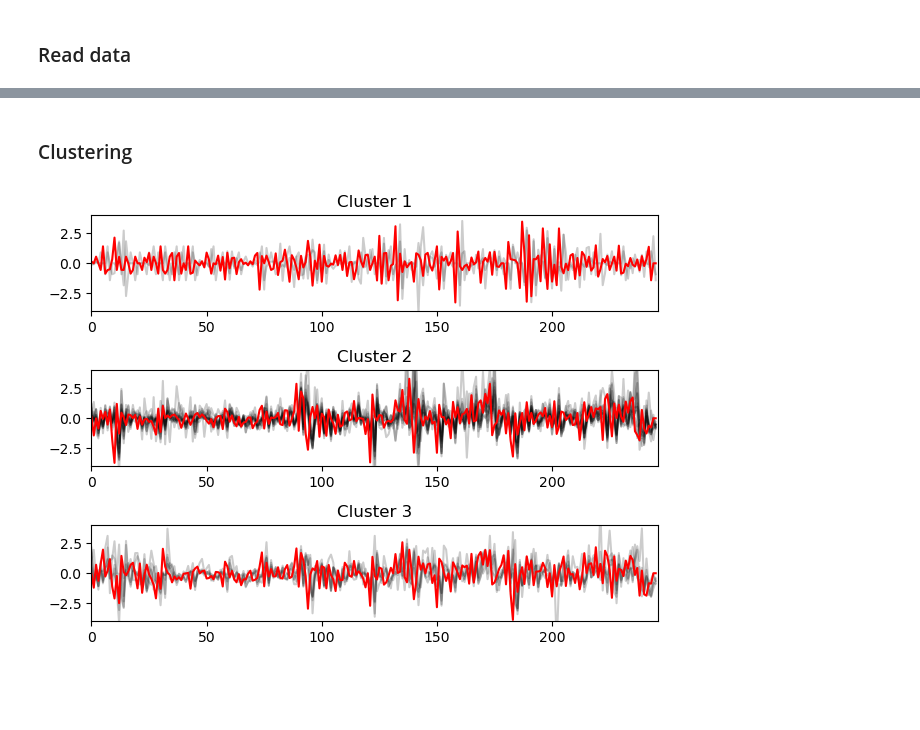
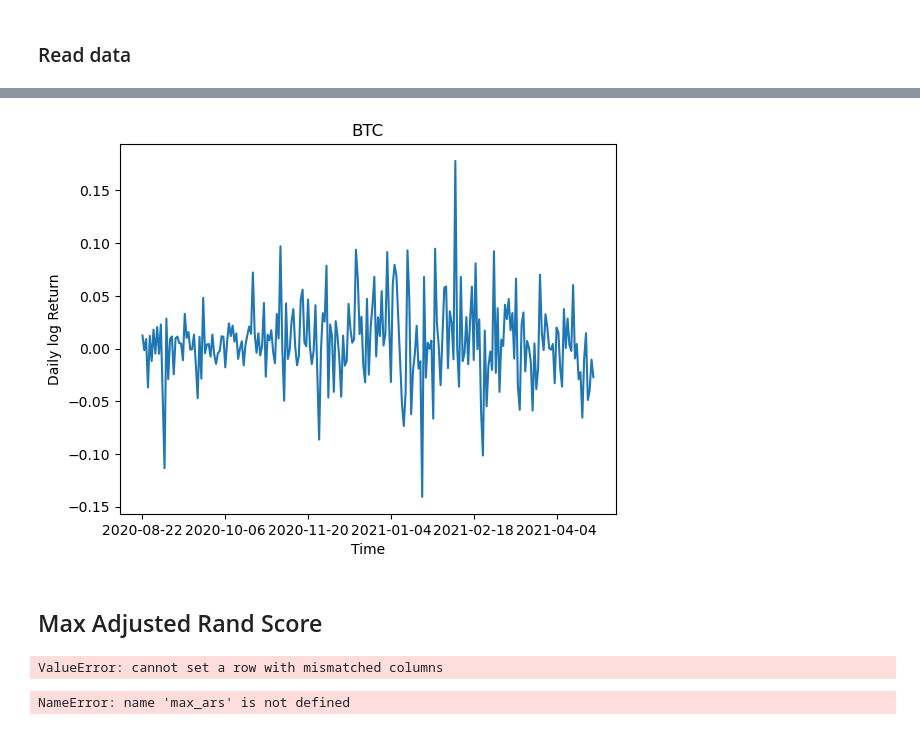
Before and after one commit to FedeScenna/Crypto_NetworkAnalysis, a Jupyter notebook: 06_ClusterAnalysis.ipynb, the cells around one changed output, grey strips where cells are left out. Saved outputs shown, nothing was run; the diff lists cells and outputs as text; code cells hidden in the pictures; blank space fills up the shorter version.

Commit message:
clustering

```diff
--- a/06_ClusterAnalysis.ipynb
+++ b/06_ClusterAnalysis.ipynb
@@ -15,4 +20,7 @@ df = pd.read_csv("all_coins_data.csv")
 df.sort_values(["coin", "time"], inplace = True)
 df = df[["time","daily_log_return", "coin"]]
 # %%
-df=df.pivot(index="coin", columns="time",values="daily_log_return")
+df=df.pivot(index="time", columns="coin",values="daily_log_return").reset_index()
+df.head()
+
+coins_list = df.columns.tolist()[1:]
@@ -33,2 +26,0 @@ X_train = TimeSeriesScalerMeanVariance().fit_transform(dfts)
-# %% [markdown]
-### Clustering
@@ -43,18 +27,22 @@ for i in n_clusters:
-# %%
-plt.figure()
-
-sz = X_train.shape[1]
-
-for yi in range(3):
-    plt.subplot(3, 1, 1 + yi)
-    for xx in X_train[y_pred == yi]:
-        plt.plot(xx.ravel(), "k-", alpha=.2)
-    plt.plot(ks.cluster_centers_[yi].ravel(), "r-")
-    plt.xlim(0, sz)
-    plt.ylim(-4, 4)
-    plt.title("Cluster %d" % (yi + 1))
-
-plt.tight_layout()
-plt.show()
-# %% [output]
-[figure, removed]
+# %%
+chart_ts(df, 6, coins_list)
+# %% [output]
+[figure, added]
+# %% [markdown]
+## Max Adjusted Rand Score
+# %%
+max_ars = pd.DataFrame({"Cluster_number":[], "Adjusted Rand Score":[]})
+for i in range(2, 25):
+    data_array = np.array(df.T.drop('time').values)
+    model = TimeSeriesKMeans(n_clusters=i, metric="dtw", max_iter=10)
+    model.fit(data_array)
+    coins = df.T.drop('time').index.tolist()
+    y = model.predict(data_array)
+    x = df.time
+    max_ars.loc[len(max_ars.index)] = [i, adjusted_rand_score(df.drop("time", axis = 1).median(axis=0).values, y)]
+# %% [output]
+ValueError: cannot set a row with mismatched columns
+# %%
+max_ars
+# %% [output]
+NameError: name 'max_ars' is not defined
```
Also changed, not shown: parts of 11 cells of this notebook.
